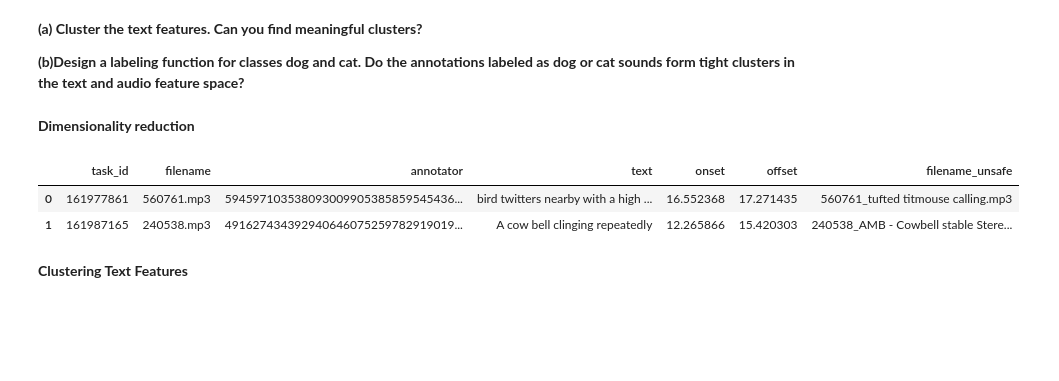
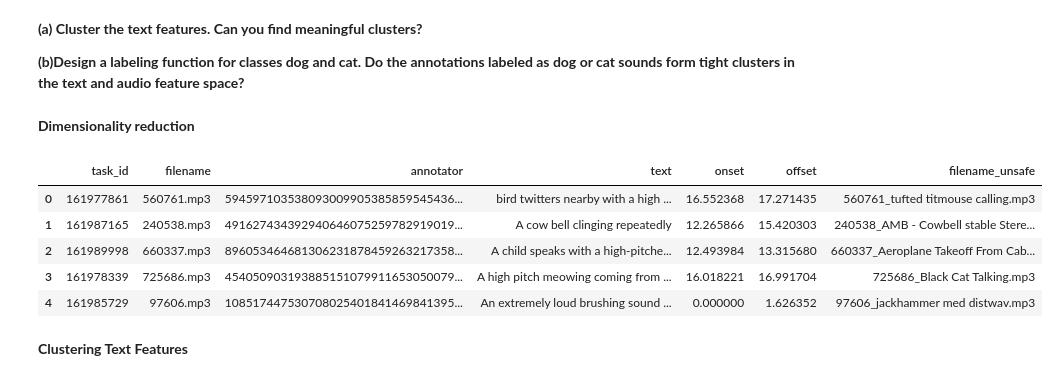
Before and after one commit to 8asic/mlpc2025-sound-event-detection, a Jupyter notebook: 4. Text Features.ipynb, the cells around one changed output. Cells and saved outputs as stored; diff of their text form; code cells hidden in the pictures; blank space fills up the shorter version.

Commit message:
added ayoubs part and made it work with previous framework, will review further after coming to linz, gotta sleep now

```diff
--- a/4. Text Features.ipynb
+++ b/4. Text Features.ipynb
@@ -21,11 +21,14 @@ from sklearn.manifold import  TSNE
 **Dimensionality reduction**
 # %%
 an_df = pd.read_csv(r"C:\Users\user\Desktop\MLPC\annotations.csv")
-an_df.head(2)
+an_df.head()
 # %% [output]
 |  | task_id | filename | annotator | text | onset | offset | filename_unsafe |
 | 0 | 161977861 | 560761.mp3 | 594597103538093009905385859545436... | bird twitters nearby with a high ... | 16.552368 | 17.271435 | 560761_tufted titmouse calling.mp3 |
 | 1 | 161987165 | 240538.mp3 | 491627434392940646075259782919019... | A cow bell clinging repeatedly | 12.265866 | 15.420303 | 240538_AMB - Cowbell stable Stere... |
+| 2 | 161989998 | 660337.mp3 | 896053464681306231878459263217358... | A child speaks with a high-pitche... | 12.493984 | 13.315680 | 660337_Aeroplane Takeoff From Cab... |
+| 3 | 161978339 | 725686.mp3 | 454050903193885151079911653050079... | A high pitch meowing coming from ... | 16.018221 | 16.991704 | 725686_Black Cat Talking.mp3 |
+| 4 | 161985729 | 97606.mp3 | 108517447530708025401841469841395... | An extremely loud brushing sound ... | 0.000000 | 1.626352 | 97606_jackhammer med distwav.mp3 |
 # %%
 an_em = np.load(r"C:\Users\user\Desktop\MLPC\annotations_text_embeddings.npz")["embeddings"]
 # %% [markdown]
```
Also changed, not shown: parts of 19 cells of this notebook, 1 other file.
